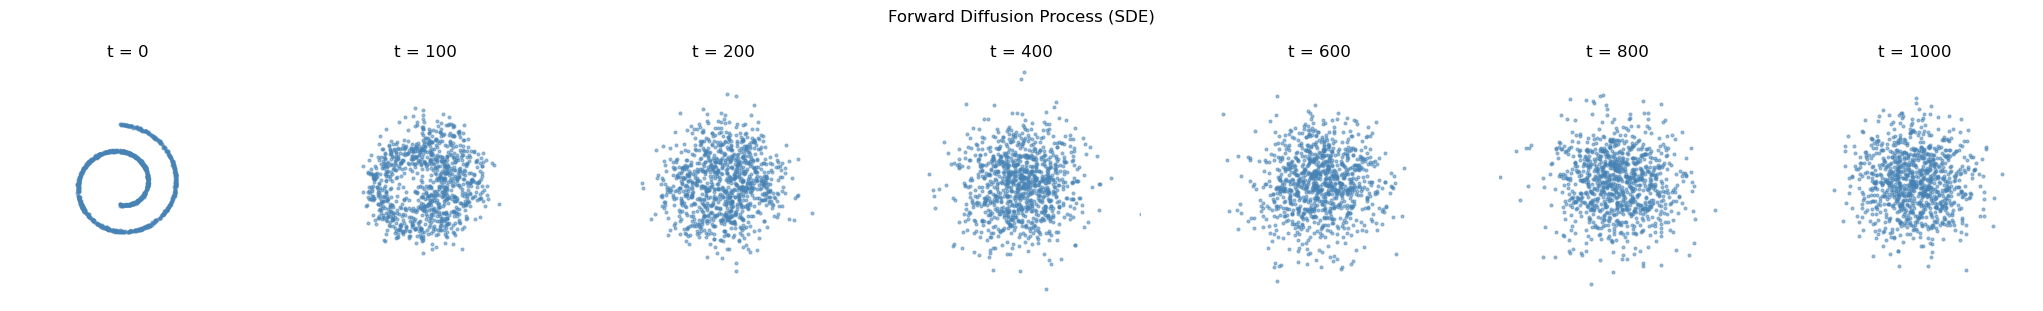
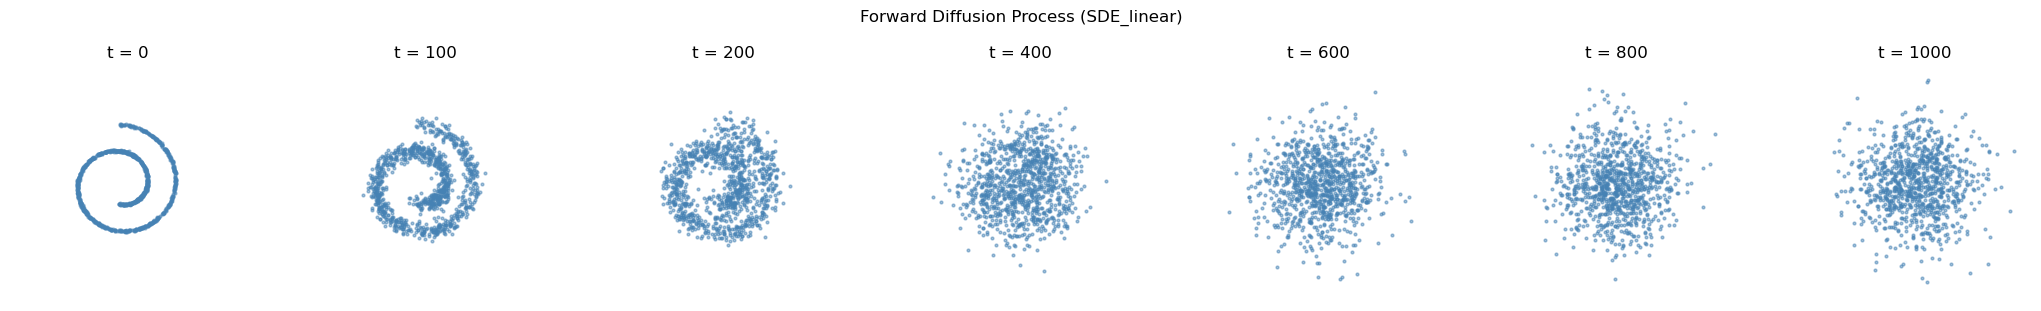
The notebook cell's code change between the first figure and the second:
--- before
+++ after
@@ -1,5 +1,5 @@
 T = 1000
 save_steps = {0, 100, 200, 400, 600, 800, 1000}
-res = forward_SDE(x0, linear_schedule(T), save_steps)
+res = forward_SDE(x0, sigmoid_schedule(T), save_steps)
 
 steps = sorted(res.keys())
@@ -15,5 +15,5 @@
     ax.axis("off")
 
-fig.suptitle("Forward Diffusion Process (SDE)", y=1.02)
+fig.suptitle("Forward Diffusion Process (SDE_linear)", y=1.02)
 plt.tight_layout()
 plt.show()

Commit: foward process-khyeon